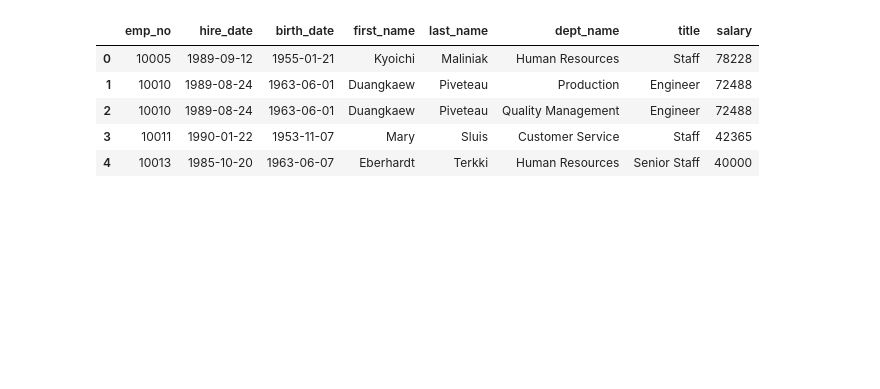
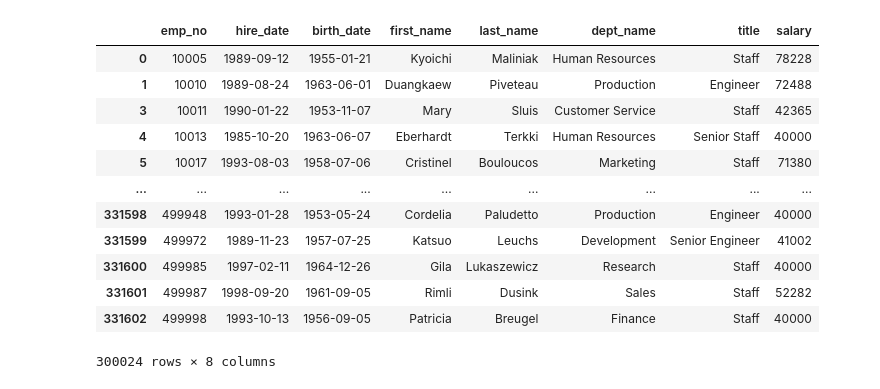
Before and after one commit to clmatherson/sql-challenge, a Jupyter notebook: EmployeeSQL/Pewlett_Hackard.ipynb, the cells around one changed output. Drawn from its saved outputs; the diff is of its cells as text; code cells hidden in the pictures; blank space fills up the shorter version.

```diff
--- a/EmployeeSQL/Pewlett_Hackard.ipynb
+++ b/EmployeeSQL/Pewlett_Hackard.ipynb
@@ -15,12 +15,20 @@ from config import PH_Password
 engine = create_engine(f'postgresql://{PH_User_Name}:{PH_Password}@localhost:5432/Pewlett_Hackard_db')
 # %%
 review_df = pd.read_sql_table("review", engine)
-employees_review_df = pd.DataFrame(review_df)
-employees_review_df.head()
+employees_review = pd.DataFrame(review_df)
+employees_review_df = employees_review.drop_duplicates('emp_no')
+employees_review_df
 # %% [output]
 |  | emp_no | hire_date | birth_date | first_name | last_name | dept_name | title | salary |
 | 0 | 10005 | 1989-09-12 | 1955-01-21 | Kyoichi | Maliniak | Human Resources | Staff | 78228 |
 | 1 | 10010 | 1989-08-24 | 1963-06-01 | Duangkaew | Piveteau | Production | Engineer | 72488 |
-| 2 | 10010 | 1989-08-24 | 1963-06-01 | Duangkaew | Piveteau | Quality Management | Engineer | 72488 |
 | 3 | 10011 | 1990-01-22 | 1953-11-07 | Mary | Sluis | Customer Service | Staff | 42365 |
 | 4 | 10013 | 1985-10-20 | 1963-06-07 | Eberhardt | Terkki | Human Resources | Senior Staff | 40000 |
+| 5 | 10017 | 1993-08-03 | 1958-07-06 | Cristinel | Bouloucos | Marketing | Staff | 71380 |
+| ... | ... | ... | ... | ... | ... | ... | ... | ... |
+| 331598 | 499948 | 1993-01-28 | 1953-05-24 | Cordelia | Paludetto | Production | Engineer | 40000 |
+| 331599 | 499972 | 1989-11-23 | 1957-07-25 | Katsuo | Leuchs | Development | Senior Engineer | 41002 |
+| 331600 | 499985 | 1997-02-11 | 1964-12-26 | Gila | Lukaszewicz | Research | Staff | 40000 |
+| 331601 | 499987 | 1998-09-20 | 1961-09-05 | Rimli | Dusink | Sales | Staff | 52282 |
+| 331602 | 499998 | 1993-10-13 | 1956-09-05 | Patricia | Breugel | Finance | Staff | 40000 |
+300024 rows × 8 columns
```
Also changed, not shown: parts of 2 cells of this notebook, 4 other files.
